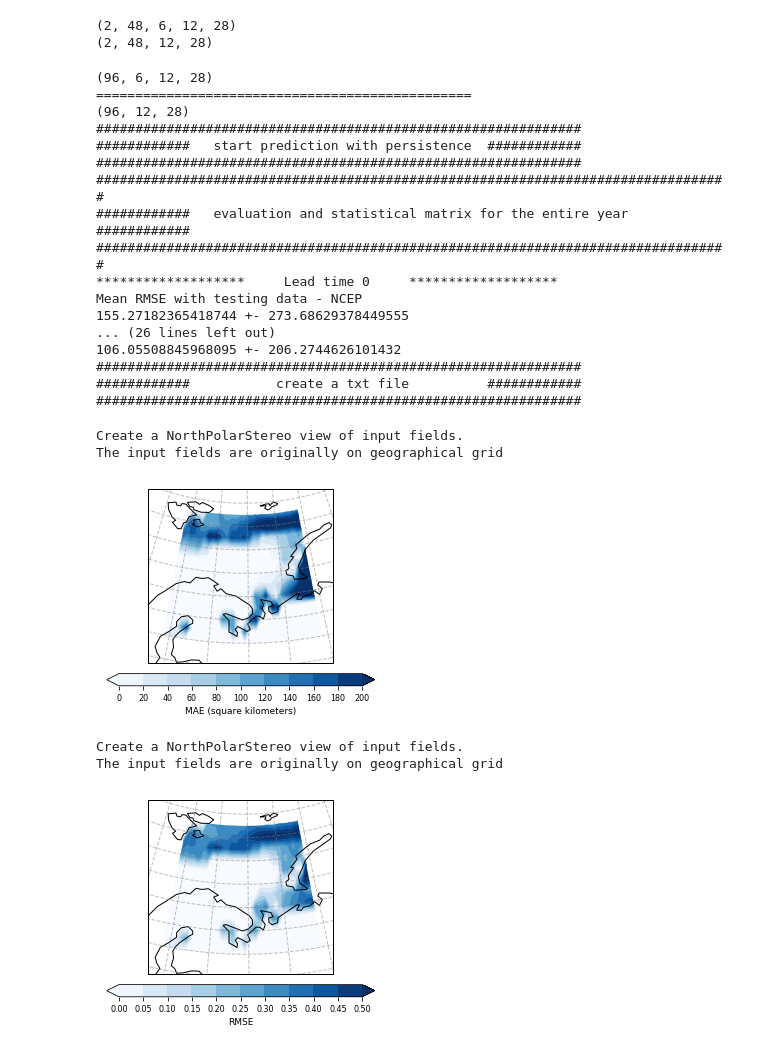
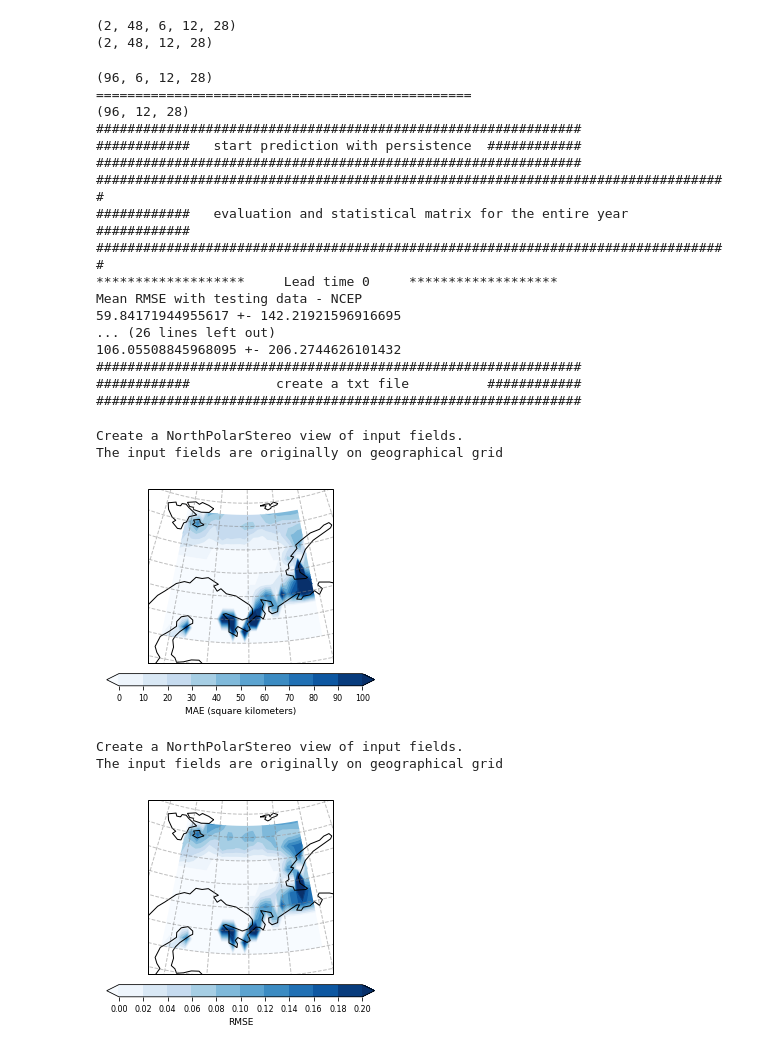
Before and after one commit to geek-yang/DeepArctic, a Jupyter notebook: Map/metric_S2S_NCEP_ERAI_sic_2015_2016.ipynb, the cells around one changed output. Cells and saved outputs as stored; diff of their text form; code cells hidden in the pictures.

```diff
--- a/Map/metric_S2S_NCEP_ERAI_sic_2015_2016.ipynb
+++ b/Map/metric_S2S_NCEP_ERAI_sic_2015_2016.ipynb
@@ -50,7 +50,7 @@ output_path = '/home/ESLT0068/NLeSC/Computation_Modeling/ML4Climate/PredictArcti
 #########################   Basic dimensions of data #########################
 # Barents Sea  @ W:18 E:60 N:80 S:64
 latitude_NCEP = NCEP_control_key.variables['latitude'][7:19]
-longitude_NCEP = NCEP_control_key.variables['longitude'][132:160] - 180
+longitude_NCEP = NCEP_control_key.variables['longitude'][12:40]
 year_NCEP = NCEP_control_key.variables['year'][:-1]
 
 latitude_ERAI = ERAI_key.variables['latitude'][13:36:2]
@@ -137,7 +137,7 @@ dx = 2 * np.pi * constant['R'] * np.cos(2 * np.pi * latitude_NCEP /
 dy = np.pi * constant['R'] / 240 / 2 # weight by 2 to make it equivalent to our study with ERA-Interim grid
 # %%
 #########################   load and preprocess data   #########################
-sic_NCEP = NCEP_control_key.variables['sic'][:-1,:,:,7:19,132:160]          #[year, week, leadweek, lat, lon]
+sic_NCEP = NCEP_control_key.variables['sic'][:-1,:,:,7:19,12:40]          #[year, week, leadweek, lat, lon]
 #sic_NCEP_ens = NCEP_ensemble_key.variables['sic'][:,:-1,:,:,7:19,132:160]  #[ens, year, week, leadweek, lat, lon]
 print(sic_NCEP.shape)
 
@@ -279,7 +279,7 @@ f.close()
 #################################################################################
 *******************     Lead time 0     *******************
 Mean RMSE with testing data - NCEP
-155.27182365418744 +- 273.68629378449555
+59.84171944955617 +- 142.21921596916695
 ... (26 lines left out)
 106.05508845968095 +- 206.2744626101432
 ##############################################################
@@ -289,37 +289,37 @@ Mean RMSE with testing data - NCEP
 #########################   visualization of difference #########################
 mae = MAE(sic_NCEP_area_series[:,0,:,:],sic_ERAI_area_series)
 label = 'MAE (square kilometers)'
-ticks = [i for i in np.linspace(0,200,11)]
+ticks = [i for i in np.linspace(0,100,11)]
 dlacs.visual.plots.geograph(latitude_NCEP, longitude_NCEP,
                             mae, label, ticks,
-                            os.path.join(output_path,'spatial_sic_mae_avg_s2s NCEP_ERAI_2015_2016.png'),
+                            os.path.join(output_path,'spatial_sic_mae_avg_s2s_NCEP_ERAI_2015_2016.png'),
                             boundary='Barents_Polar', colormap='Blues')
 # %% [output]
 Create a NorthPolarStereo view of input fields.
 The input fields are originally on geographical grid
-[figure, old version]
+[figure, new version]
 # %%
 #########################   visualization of difference #########################
 sic_ERAI_series = dlacs.preprocess.operator.unfold(sic_ERAI)
 sic_NCEP_series = sic_NCEP.reshape(y*w, lw, lat, lon)
 
 leadTime = 6
 sic_ERAI_series_expand = np.repeat(sic_ERAI_series[:,np.newaxis,:,:],leadTime,1)
 
 sic_NCEP_series[sic_ERAI_series_expand<0] = 0
 sic_NCEP_series[sic_ERAI_series_expand==0] = 0
 sic_NCEP_series[sic_NCEP_series<0] = 0
 
 sic_ERAI_series[sic_ERAI_series<0] = 0 # switch the mask from -1 to 0
 
 rmse = np.sqrt(np.mean((sic_ERAI_series - sic_NCEP_series[:,0,:,:])**2,0))
 label = 'RMSE'
-ticks = [i for i in np.linspace(0,0.5,11)]
+ticks = [i for i in np.linspace(0,0.2,11)]
 dlacs.visual.plots.geograph(latitude_NCEP, longitude_NCEP,
                             rmse, label, ticks,
-                            os.path.join(output_path,'spatial_sic_rmse_avg_s2s NCEP_ERAI_2015_2016.png'),
+                            os.path.join(output_path,'spatial_sic_rmse_avg_s2s_NCEP_ERAI_2015_2016.png'),
                             boundary='Barents_Polar', colormap='Blues')
 # %% [output]
 Create a NorthPolarStereo view of input fields.
 The input fields are originally on geographical grid
-[figure, old version]
+[figure, new version]
```
Also changed, not shown: 3 other files.
